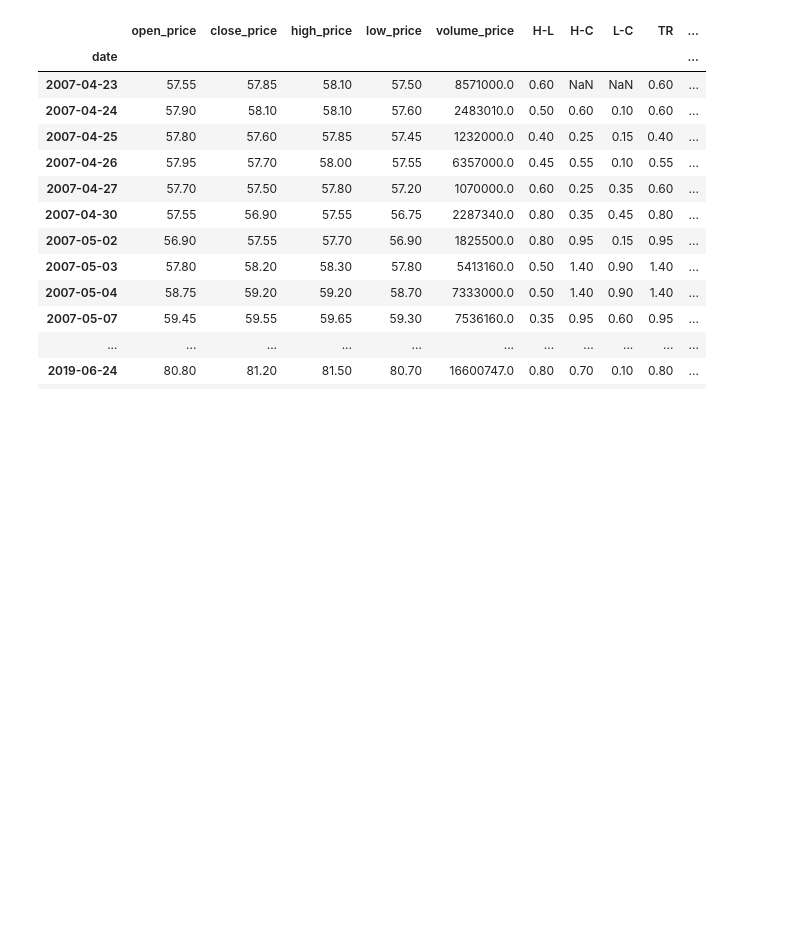
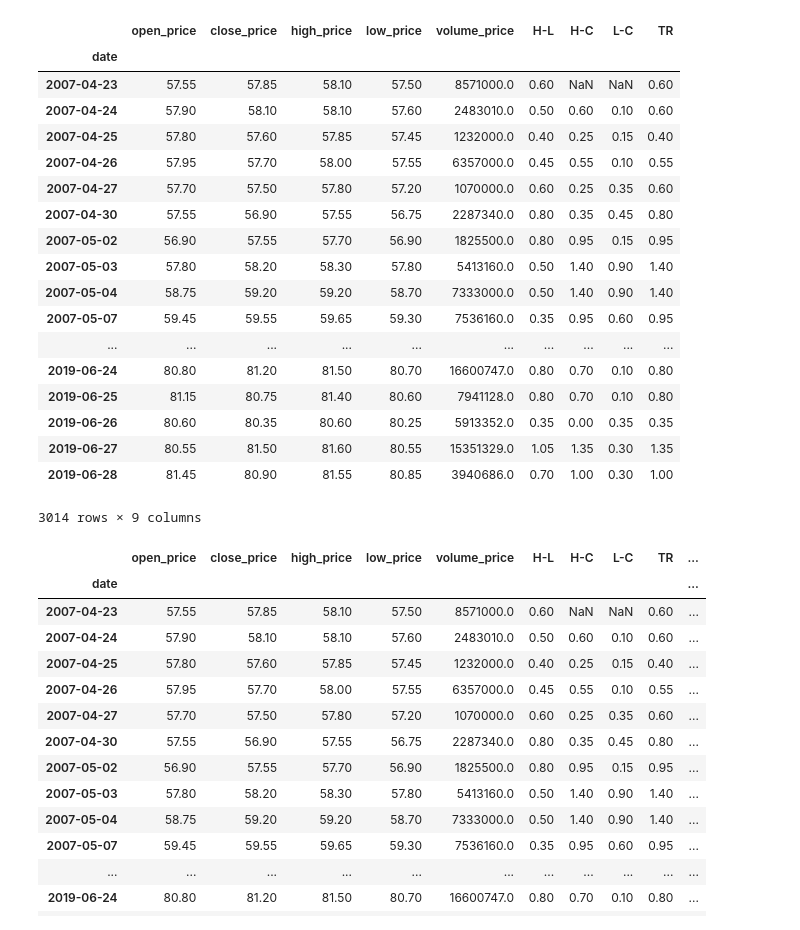
Before and after one commit to wpbawsed/tw-stock-analysis, a Jupyter notebook: ATR Strategy.ipynb, the cells around one changed output. Cells and saved outputs as stored; diff of their text form; code cells hidden in the pictures; blank space fills up the shorter version.

```diff
--- a/ATR Strategy.ipynb
+++ b/ATR Strategy.ipynb
@@ -29,9 +29,30 @@ df = pd.DataFrame({
 # %%
 # 計算每日 TR
 df['H-L'] = df['high_price'] - df['low_price']
 df['H-C'] = abs(df['high_price'] - df['low_price'].shift(1))
 df['L-C'] = abs(df['low_price'] - df['low_price'].shift(1))
 df['TR'] = df[['H-L', 'H-C', 'L-C']].max(axis = 1, skipna = True)
+df
+# %% [output]
+|  | open_price | close_price | high_price | low_price | volume_price | H-L | H-C | L-C | TR |
+| date |  |  |  |  |  |  |  |  |  |
+| 2007-04-23 | 57.55 | 57.85 | 58.10 | 57.50 | 8571000.0 | 0.60 | NaN | NaN | 0.60 |
+| 2007-04-24 | 57.90 | 58.10 | 58.10 | 57.60 | 2483010.0 | 0.50 | 0.60 | 0.10 | 0.60 |
+| 2007-04-25 | 57.80 | 57.60 | 57.85 | 57.45 | 1232000.0 | 0.40 | 0.25 | 0.15 | 0.40 |
+| 2007-04-26 | 57.95 | 57.70 | 58.00 | 57.55 | 6357000.0 | 0.45 | 0.55 | 0.10 | 0.55 |
+| 2007-04-27 | 57.70 | 57.50 | 57.80 | 57.20 | 1070000.0 | 0.60 | 0.25 | 0.35 | 0.60 |
+| 2007-04-30 | 57.55 | 56.90 | 57.55 | 56.75 | 2287340.0 | 0.80 | 0.35 | 0.45 | 0.80 |
+| 2007-05-02 | 56.90 | 57.55 | 57.70 | 56.90 | 1825500.0 | 0.80 | 0.95 | 0.15 | 0.95 |
+| 2007-05-03 | 57.80 | 58.20 | 58.30 | 57.80 | 5413160.0 | 0.50 | 1.40 | 0.90 | 1.40 |
+| 2007-05-04 | 58.75 | 59.20 | 59.20 | 58.70 | 7333000.0 | 0.50 | 1.40 | 0.90 | 1.40 |
+| 2007-05-07 | 59.45 | 59.55 | 59.65 | 59.30 | 7536160.0 | 0.35 | 0.95 | 0.60 | 0.95 |
+| ... | ... | ... | ... | ... | ... | ... | ... | ... | ... |
+| 2019-06-24 | 80.80 | 81.20 | 81.50 | 80.70 | 16600747.0 | 0.80 | 0.70 | 0.10 | 0.80 |
+| 2019-06-25 | 81.15 | 80.75 | 81.40 | 80.60 | 7941128.0 | 0.80 | 0.70 | 0.10 | 0.80 |
+| 2019-06-26 | 80.60 | 80.35 | 80.60 | 80.25 | 5913352.0 | 0.35 | 0.00 | 0.35 | 0.35 |
+| 2019-06-27 | 80.55 | 81.50 | 81.60 | 80.55 | 15351329.0 | 1.05 | 1.35 | 0.30 | 1.35 |
+| 2019-06-28 | 81.45 | 80.90 | 81.55 | 80.85 | 3940686.0 | 0.70 | 1.00 | 0.30 | 1.00 |
+3014 rows × 9 columns
 # %%
 # 利用talib來計算ATR
 df['ATR_talib'] = talib.ATR(df['high_price'], df['low_price'], df['close_price'])
```
Also changed, not shown: 3 other files.
